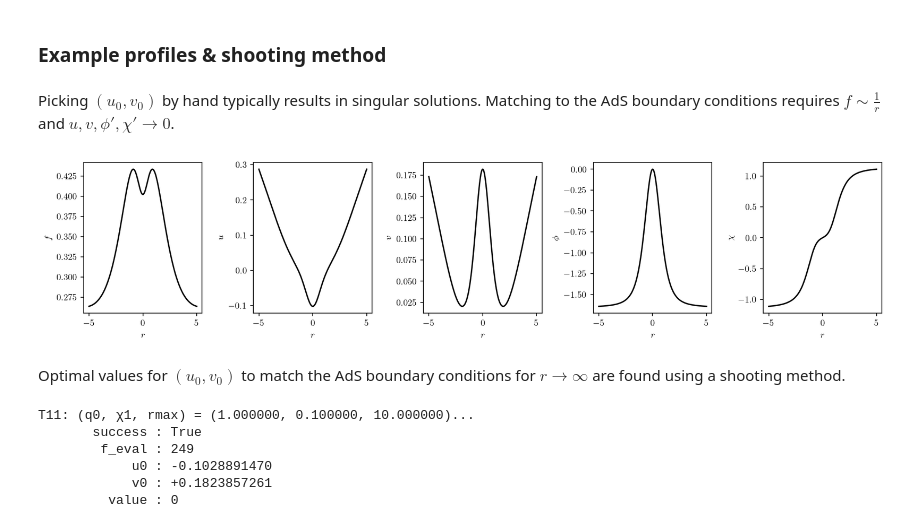
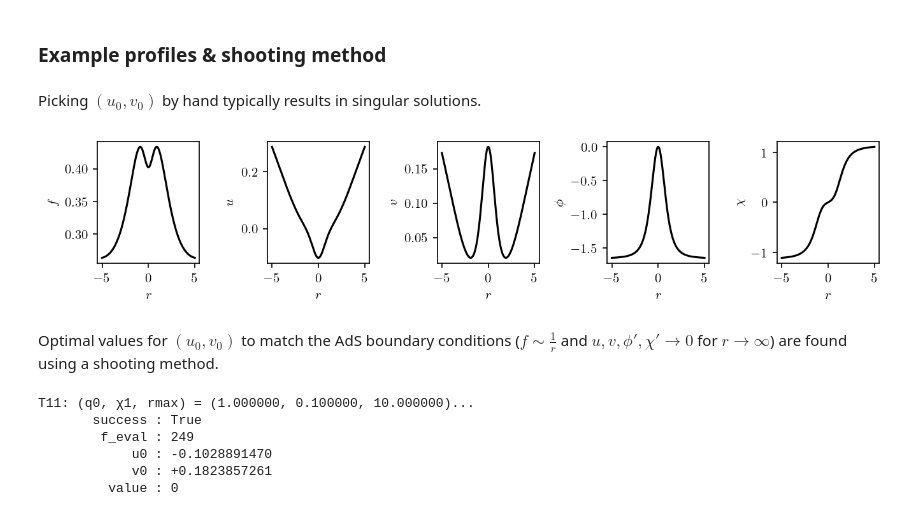
Before and after one commit to gloges/typeII-wormholes, a Jupyter notebook: wormholes.ipynb, the cells around one changed output. Cells and saved outputs as stored; diff of their text form; code cells hidden in the pictures.

```diff
--- a/wormholes.ipynb
+++ b/wormholes.ipynb
@@ -234,28 +257,28 @@ __BACKGROUND__
 # %% [markdown]
 ### Example profiles & shooting method
+# %% [markdown]
+Picking $(u_0,v_0)$ by hand typically results in singular solutions.
+# %%
+q0, rmax = 1, 5
+u0, v0 = -0.102, 0.182
+χ1 = 0.1
+
+soln = wh.solve_T11(q0, u0, v0, 0, χ1, rmax)
+r, f, u, ud, v, vd, φ, φd, χ, χd, h, flux2 = wh.symmetrize_T11(soln)
+
+fig, axes = plt.subplots(1, 5, figsize=(9,2))
+
+for ax, y, label in zip(axes, [f, u, v, φ, χ], ['$f$', '$u$', '$v$', '$\phi$', '$\chi$']):
+    ax.plot(r, y, 'k')
+    ax.set_xlabel('$r$')
+    ax.set_ylabel(label)
+
+plt.tight_layout()
+plt.show()
+# %% [output]
+[figure, added]
 # %% [markdown]
-Picking $(u_0,v_0)$ by hand typically results in singular solutions. Matching to the AdS boundary conditions requires $f\sim\frac{1}{r}$ and $u,v,\phi',\chi'\to0$.
+Optimal values for $(u_0,v_0)$ to match the AdS boundary conditions ($f\sim\frac{1}{r}$ and $u,v,\phi',\chi'\to0$ for $r\to\infty$) are found using a shooting method.
-# %%
-q0, rmax = 1, 5
-u0, v0 = -0.102, 0.182
-χ1 = 0.1
-
-soln = wh.solve_T11(q0, u0, v0, 0, χ1, rmax)
-r, f, u, ud, v, vd, φ, φd, χ, χd, h, flux2 = wh.symmetrize_T11(soln)
-
-fig, axes = plt.subplots(1, 5, figsize=(13,3))
-
-for ax, y, label in zip(axes, [f, u, v, φ, χ], ['$f$', '$u$', '$v$', '$\phi$', '$\chi$']):
-    ax.plot(r, y, 'k')
-    ax.set_xlabel('$r$')
-    ax.set_ylabel(label)
-
-plt.tight_layout()
-plt.show()
-# %% [output]
-[figure, removed]
-# %% [markdown]
-Optimal values for $(u_0,v_0)$ to match the AdS boundary conditions for $r\to\infty$ are found using a shooting method.
 # %%
 q0 = 1
 rmax = 10
```
Also changed, not shown: parts of 12 cells of this notebook, 3 other files.
